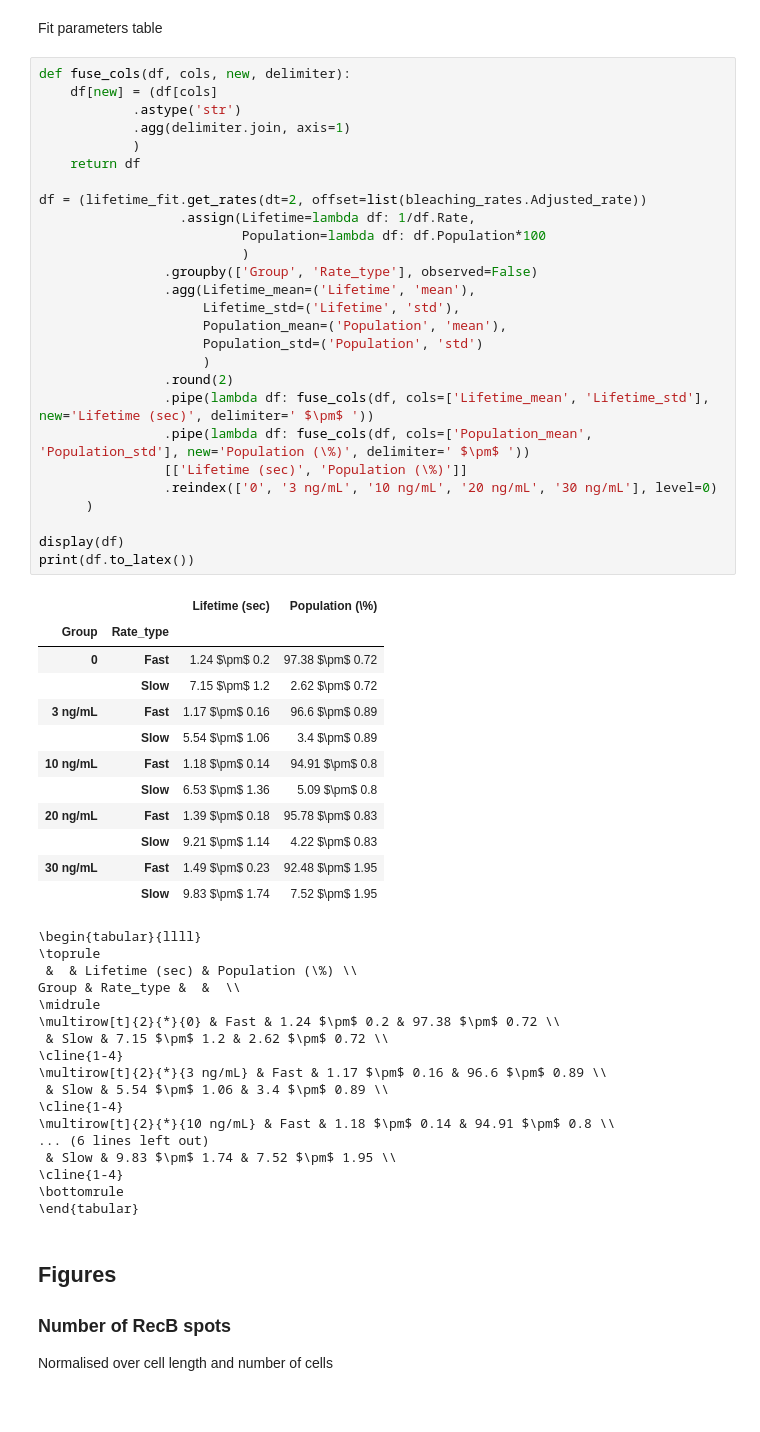
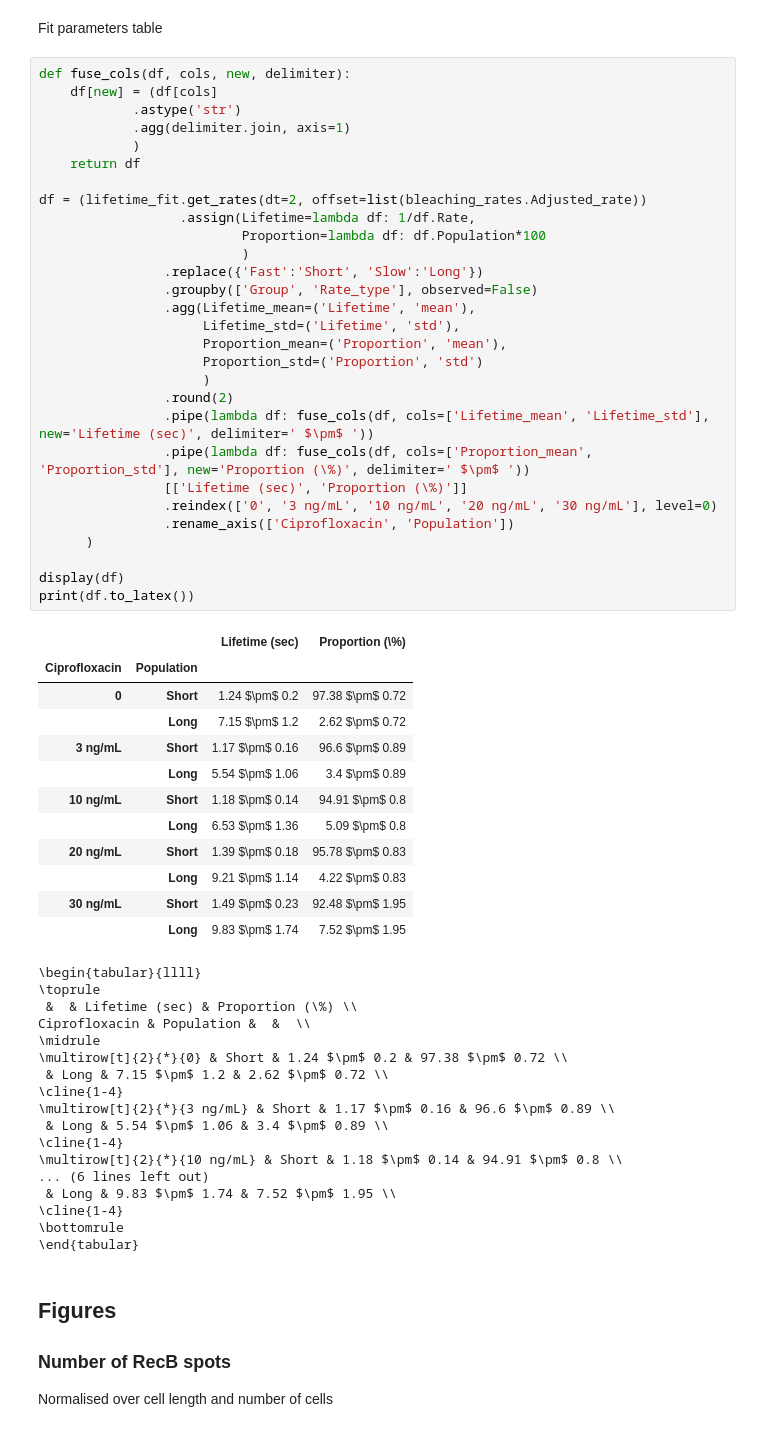
Before and after one commit to DanielThedie/RecB_article, a Jupyter notebook: Notebooks/2_Ciprofloxacin_damage/Long_RecB_spots.ipynb, the cells around one changed output. Saved outputs shown, nothing was run; the diff lists cells and outputs as text.

Commit message:
Updated fit parameters table

```diff
--- a/Notebooks/2_Ciprofloxacin_damage/Long_RecB_spots.ipynb
+++ b/Notebooks/2_Ciprofloxacin_damage/Long_RecB_spots.ipynb
@@ -250,57 +250,59 @@ Fit parameters table
 # %%
 def fuse_cols(df, cols, new, delimiter):
     df[new] = (df[cols]
             .astype('str')
             .agg(delimiter.join, axis=1)
             )
     return df
 
 df = (lifetime_fit.get_rates(dt=2, offset=list(bleaching_rates.Adjusted_rate))
                   .assign(Lifetime=lambda df: 1/df.Rate,
-                          Population=lambda df: df.Population*100
+                          Proportion=lambda df: df.Population*100
                           )
+                .replace({'Fast':'Short', 'Slow':'Long'})
                 .groupby(['Group', 'Rate_type'], observed=False)
                 .agg(Lifetime_mean=('Lifetime', 'mean'),
                      Lifetime_std=('Lifetime', 'std'),
-                     Population_mean=('Population', 'mean'),
-                     Population_std=('Population', 'std')
+                     Proportion_mean=('Proportion', 'mean'),
+                     Proportion_std=('Proportion', 'std')
                      )
                 .round(2)
                 .pipe(lambda df: fuse_cols(df, cols=['Lifetime_mean', 'Lifetime_std'], new='Lifetime (sec)', delimiter=' $\pm$ '))
-                .pipe(lambda df: fuse_cols(df, cols=['Population_mean', 'Population_std'], new='Population (\%)', delimiter=' $\pm$ '))
-                [['Lifetime (sec)', 'Population (\%)']]
+                .pipe(lambda df: fuse_cols(df, cols=['Proportion_mean', 'Proportion_std'], new='Proportion (\%)', delimiter=' $\pm$ '))
+                [['Lifetime (sec)', 'Proportion (\%)']]
                 .reindex(['0', '3 ng/mL', '10 ng/mL', '20 ng/mL', '30 ng/mL'], level=0)
+                .rename_axis(['Ciprofloxacin', 'Population'])
       )
 
 display(df)
 print(df.to_latex())
 # %% [output]
-|  |  | Lifetime (sec) | Population (\%) |
-| Group | Rate_type |  |  |
-| 0 | Fast | 1.24 $\pm$ 0.2 | 97.38 $\pm$ 0.72 |
-|  | Slow | 7.15 $\pm$ 1.2 | 2.62 $\pm$ 0.72 |
-| 3 ng/mL | Fast | 1.17 $\pm$ 0.16 | 96.6 $\pm$ 0.89 |
-|  | Slow | 5.54 $\pm$ 1.06 | 3.4 $\pm$ 0.89 |
-| 10 ng/mL | Fast | 1.18 $\pm$ 0.14 | 94.91 $\pm$ 0.8 |
-|  | Slow | 6.53 $\pm$ 1.36 | 5.09 $\pm$ 0.8 |
-| 20 ng/mL | Fast | 1.39 $\pm$ 0.18 | 95.78 $\pm$ 0.83 |
-|  | Slow | 9.21 $\pm$ 1.14 | 4.22 $\pm$ 0.83 |
-| 30 ng/mL | Fast | 1.49 $\pm$ 0.23 | 92.48 $\pm$ 1.95 |
-|  | Slow | 9.83 $\pm$ 1.74 | 7.52 $\pm$ 1.95 |
+|  |  | Lifetime (sec) | Proportion (\%) |
+| Ciprofloxacin | Population |  |  |
+| 0 | Short | 1.24 $\pm$ 0.2 | 97.38 $\pm$ 0.72 |
+|  | Long | 7.15 $\pm$ 1.2 | 2.62 $\pm$ 0.72 |
+| 3 ng/mL | Short | 1.17 $\pm$ 0.16 | 96.6 $\pm$ 0.89 |
+|  | Long | 5.54 $\pm$ 1.06 | 3.4 $\pm$ 0.89 |
+| 10 ng/mL | Short | 1.18 $\pm$ 0.14 | 94.91 $\pm$ 0.8 |
+|  | Long | 6.53 $\pm$ 1.36 | 5.09 $\pm$ 0.8 |
+| 20 ng/mL | Short | 1.39 $\pm$ 0.18 | 95.78 $\pm$ 0.83 |
+|  | Long | 9.21 $\pm$ 1.14 | 4.22 $\pm$ 0.83 |
+| 30 ng/mL | Short | 1.49 $\pm$ 0.23 | 92.48 $\pm$ 1.95 |
+|  | Long | 9.83 $\pm$ 1.74 | 7.52 $\pm$ 1.95 |
 \begin{tabular}{llll}
 \toprule
- &  & Lifetime (sec) & Population (\%) \\
-Group & Rate_type &  &  \\
+ &  & Lifetime (sec) & Proportion (\%) \\
+Ciprofloxacin & Population &  &  \\
 \midrule
-\multirow[t]{2}{*}{0} & Fast & 1.24 $\pm$ 0.2 & 97.38 $\pm$ 0.72 \\
- & Slow & 7.15 $\pm$ 1.2 & 2.62 $\pm$ 0.72 \\
+\multirow[t]{2}{*}{0} & Short & 1.24 $\pm$ 0.2 & 97.38 $\pm$ 0.72 \\
+ & Long & 7.15 $\pm$ 1.2 & 2.62 $\pm$ 0.72 \\
 \cline{1-4}
-\multirow[t]{2}{*}{3 ng/mL} & Fast & 1.17 $\pm$ 0.16 & 96.6 $\pm$ 0.89 \\
- & Slow & 5.54 $\pm$ 1.06 & 3.4 $\pm$ 0.89 \\
+\multirow[t]{2}{*}{3 ng/mL} & Short & 1.17 $\pm$ 0.16 & 96.6 $\pm$ 0.89 \\
+ & Long & 5.54 $\pm$ 1.06 & 3.4 $\pm$ 0.89 \\
 \cline{1-4}
-\multirow[t]{2}{*}{10 ng/mL} & Fast & 1.18 $\pm$ 0.14 & 94.91 $\pm$ 0.8 \\
+\multirow[t]{2}{*}{10 ng/mL} & Short & 1.18 $\pm$ 0.14 & 94.91 $\pm$ 0.8 \\
 ... (6 lines left out)
- & Slow & 9.83 $\pm$ 1.74 & 7.52 $\pm$ 1.95 \\
+ & Long & 9.83 $\pm$ 1.74 & 7.52 $\pm$ 1.95 \\
 \cline{1-4}
 \bottomrule
 \end{tabular}
```
Also changed, not shown: parts of 3 cells of this notebook, 1 other file.
